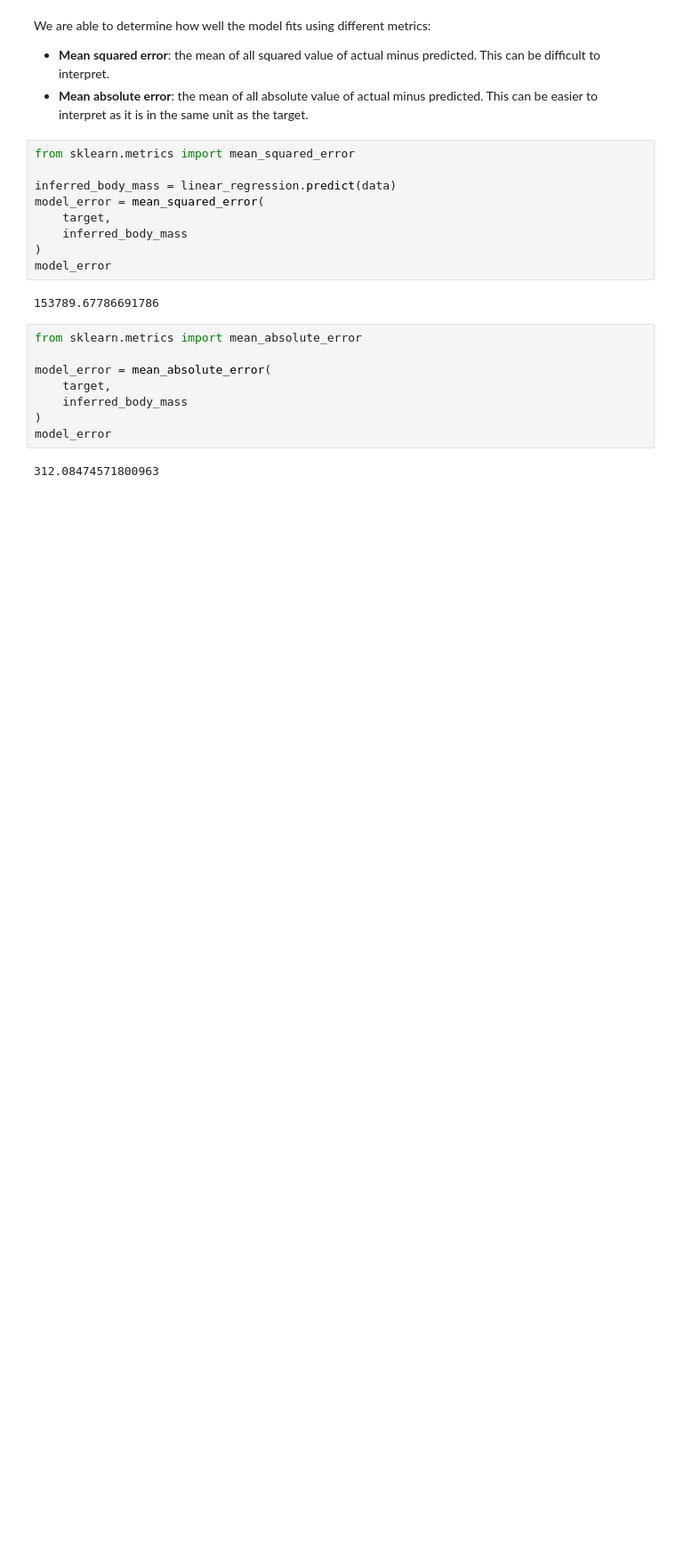
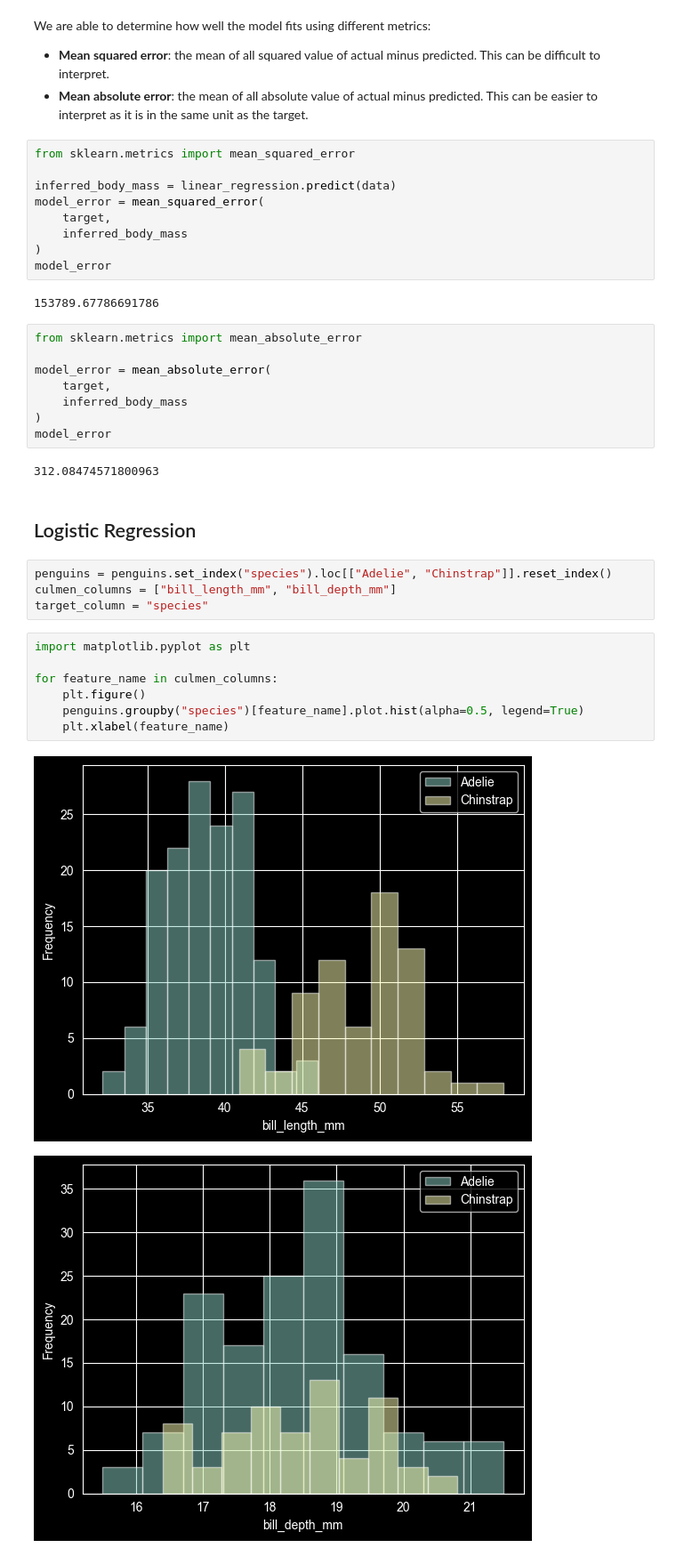
Before and after one commit to miketibollodev/scikit, a Jupyter notebook: 4 Linear Models/Intuitions on Linear Models/linear_regression.ipynb, the cells around one changed output. Shown at 89% size. Drawn from its saved outputs; the diff is of its cells as text; blank space fills up the shorter version.

```diff
--- a/4 Linear Models/Intuitions on Linear Models/linear_regression.ipynb
+++ b/4 Linear Models/Intuitions on Linear Models/linear_regression.ipynb
@@ -135,3 +74,19 @@ model_error = mean_absolute_error(
 model_error
 # %% [output]
 312.08474571800963
+# %% [markdown]
+## Logistic Regression
+# %%
+penguins = penguins.set_index("species").loc[["Adelie", "Chinstrap"]].reset_index()
+culmen_columns = ["bill_length_mm", "bill_depth_mm"]
+target_column = "species"
+# %%
+import matplotlib.pyplot as plt
+
+for feature_name in culmen_columns:
+    plt.figure()
+    penguins.groupby("species")[feature_name].plot.hist(alpha=0.5, legend=True)
+    plt.xlabel(feature_name)
+# %% [output]
+[figure, added]
+[figure, added]
```
Also changed, not shown: parts of 22 cells of this notebook, 2 other files.
